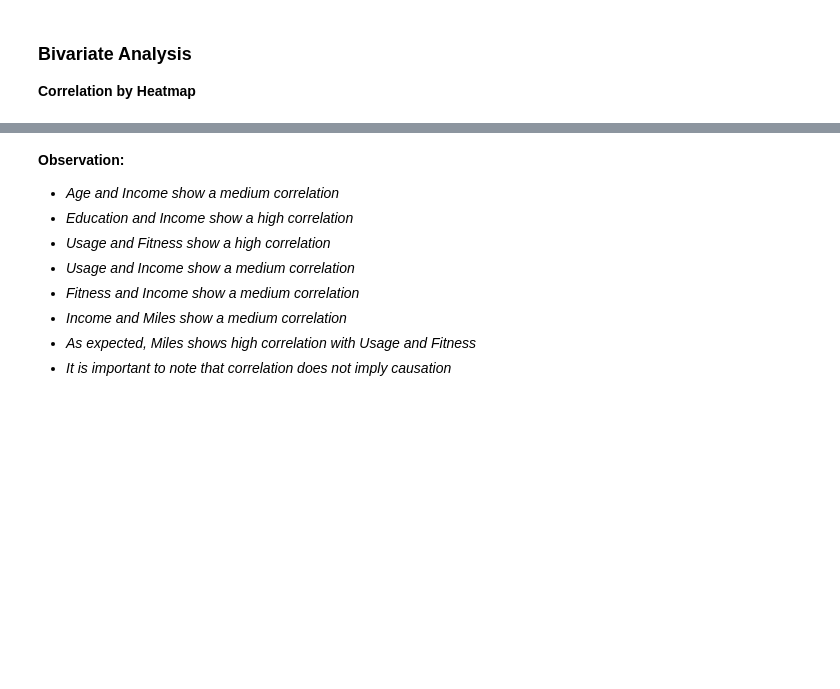
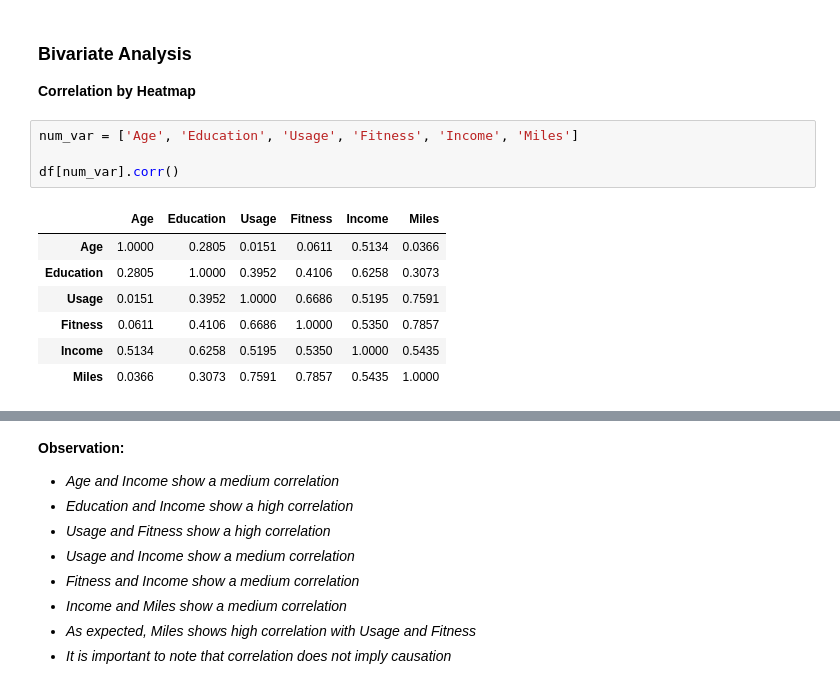
Before and after one commit to arojaspa76/Repo-Python-Data-Engineer, a Jupyter notebook: session_3/1.UniVariable_BiVariable.ipynb, the cells around one changed output, grey strips where cells are left out. Drawn from its saved outputs; the diff is of its cells as text; blank space fills up the shorter version.

```diff
--- a/session_3/1.UniVariable_BiVariable.ipynb
+++ b/session_3/1.UniVariable_BiVariable.ipynb
@@ -326,6 +473,18 @@ plt.xticks(rotation = 45);
 ### **Bivariate Analysis**
 
 **Correlation by Heatmap**
+# %%
+num_var = ['Age', 'Education', 'Usage', 'Fitness', 'Income', 'Miles']
+
+df[num_var].corr()
+# %% [output]
+|  | Age | Education | Usage | Fitness | Income | Miles |
+| Age | 1.0000 | 0.2805 | 0.0151 | 0.0611 | 0.5134 | 0.0366 |
+| Education | 0.2805 | 1.0000 | 0.3952 | 0.4106 | 0.6258 | 0.3073 |
+| Usage | 0.0151 | 0.3952 | 1.0000 | 0.6686 | 0.5195 | 0.7591 |
+| Fitness | 0.0611 | 0.4106 | 0.6686 | 1.0000 | 0.5350 | 0.7857 |
+| Income | 0.5134 | 0.6258 | 0.5195 | 0.5350 | 1.0000 | 0.5435 |
+| Miles | 0.0366 | 0.3073 | 0.7591 | 0.7857 | 0.5435 | 1.0000 |
 # %%
 # Check for correlation among numerical variables
 num_var = ['Age', 'Education', 'Usage', 'Fitness', 'Income', 'Miles']
```
Also changed, not shown: parts of 61 cells of this notebook, 1 other file.
